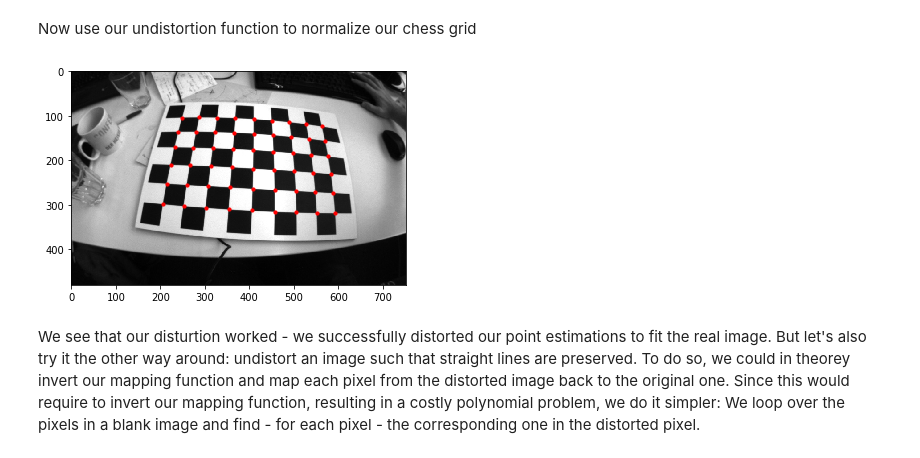
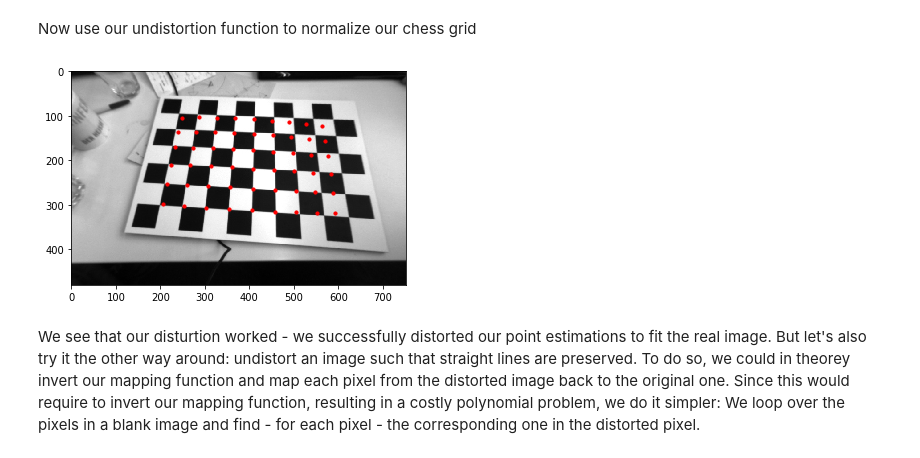
Before and after one commit to polygon-software/python-visual-odometry, a Jupyter notebook: Chapter 3 - Camera Projection.ipynb, the cells around one changed output. Saved outputs shown, nothing was run; the diff lists cells and outputs as text; code cells hidden in the pictures.

```diff
--- a/Chapter 3 - Camera Projection.ipynb
+++ b/Chapter 3 - Camera Projection.ipynb
@@ -119,6 +119,7 @@ with r^2 = (x^2 + y^2)
 At first, we will not take lens distortion into account. We'll see later in this article how to fix lens distortion.
 # %%
 %matplotlib inline
+
 import numpy as np
 import matplotlib.pyplot as plt
 import matplotlib.image as mpimg
@@ -146,7 +147,7 @@ t = np.array(
 )
 
 # Example image (since we have a greyscale image, reduce dimensionality down to 2)
-img = mpimg.imread('Chapter 2 - Code/img_0001.jpg')[:,:,0]
+img = mpimg.imread('img/chapter_3/img_0001.jpg')[:,:,0]
 plt.imshow(img, cmap='gray')
 plt.show()
 # %% [output]
@@ -411,24 +412,24 @@ Now use our undistortion function to normalize our chess grid
 # %%
 # Lens distortion parameters 2x1
 D = np.array([-0.296609, 0.080818])
 
-img = mpimg.imread('Chapter 2 - Code/img_0001_dist.jpg')[:,:,0]
+img = mpimg.imread('img/chapter_3/img_0001.jpg')[:,:,0]
 us, vs = [], []
 
 # Create a board of size 9x6
 for x in range(9):
     for y in range(6):
             # Create a new world point, each at the base plane with 4m delta in x and y direction
             Pw = makeWorldVector(x=0.04*x, y=0.04*y, z=0)
             # Convert world point to pixel coordinates with taking camera distortion into account
             u, v = worldToPixelsDistorted(Pw, D)
             # Append found coordinates to list so we can plot them later
             us.append(u)
             vs.append(v)
 
 plotPoints([us], [vs])
 # %% [output]
-[figure, old version]
+[figure, new version]
 # %% [markdown]
 We see that our disturtion worked - we successfully distorted our point estimations to fit the real image. But let's also try it the other way around: undistort an image such that straight lines are preserved. To do so, we could in theorey invert our mapping function and map each pixel from the distorted image back to the original one.
 Since this would require to invert our mapping function, resulting in a costly polynomial problem, we do it simpler: We loop over the pixels in a blank image and find - for each pixel - the corresponding one in the distorted pixel.
```
Also changed, not shown: parts of 2 cells of this notebook, 7 other files.
